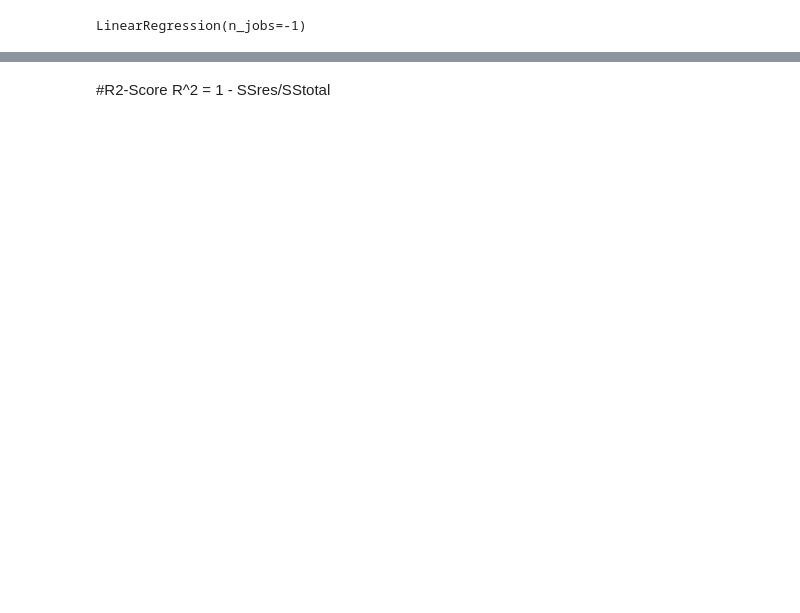
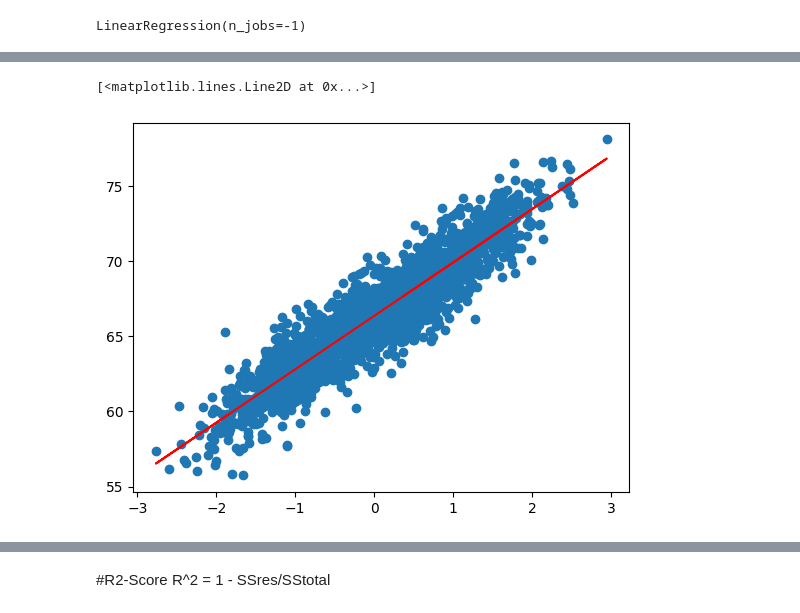
Before and after one commit to Ish-i-ka/DATA-SCIENCE-JOURNEY, a Jupyter notebook: udemy_datascience/16-Machine Learning/SimpleLinearRegression.ipynb, the cells around one changed output, grey strips where cells are left out. Saved outputs shown, nothing was run; the diff lists cells and outputs as text; code cells hidden in the pictures; blank space fills up the shorter version.

```diff
--- a/udemy_datascience/16-Machine Learning/SimpleLinearRegression.ipynb
+++ b/udemy_datascience/16-Machine Learning/SimpleLinearRegression.ipynb
@@ -113,3 +149,11 @@ Y_pred = regression.predict(X_test)
+# %%
+#Visualizing test data with its best fit line
+
+plt.scatter(X_test, Y_test)
+plt.plot(X_test,Y_pred,color='r')
+# %% [output]
+[<matplotlib.lines.Line2D at 0x...>]
+[figure, added]
 # %%
 #Performance metrics
 from sklearn.metrics import mean_absolute_error, mean_squared_error
```
Also changed, not shown: parts of 25 cells of this notebook.
